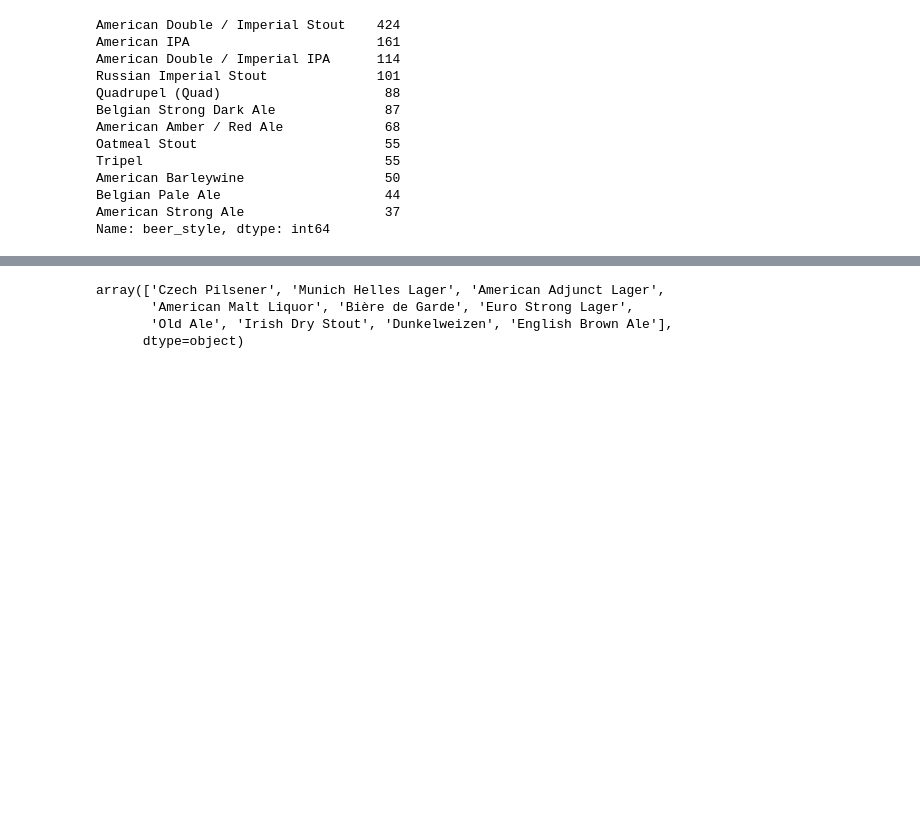
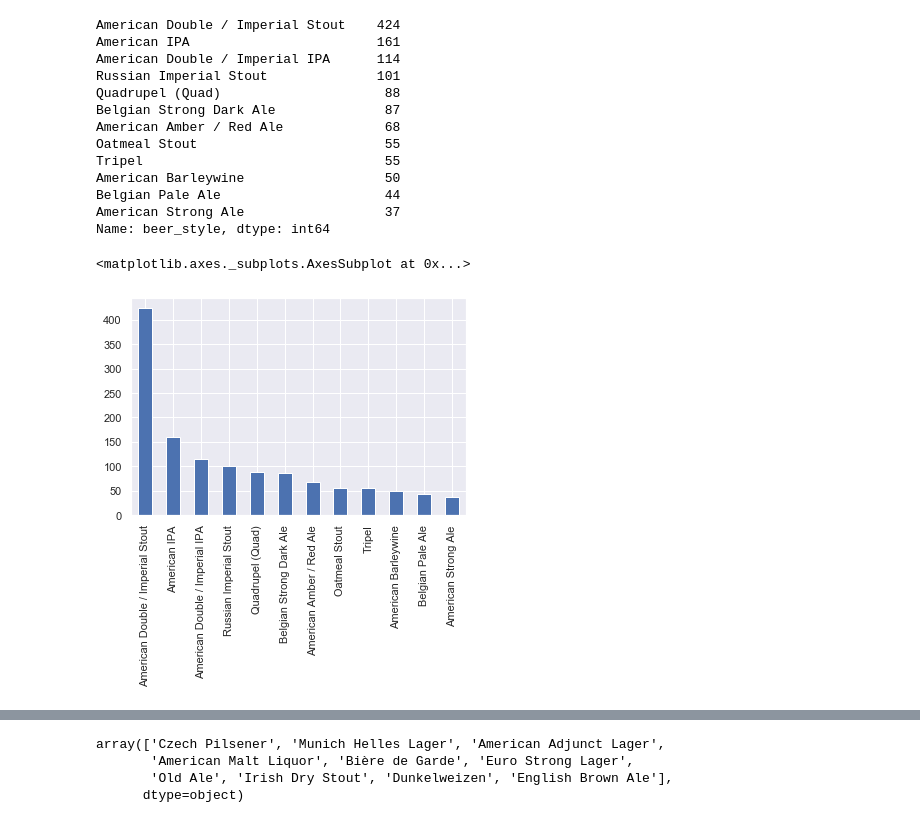
Before and after one commit to rose620/beer_analysis, a Jupyter notebook: Beer_Analysis.ipynb, the cells around one changed output, grey strips where cells are left out. Cells and saved outputs as stored; diff of their text form; code cells hidden in the pictures; blank space fills up the shorter version.

```diff
--- a/Beer_Analysis.ipynb
+++ b/Beer_Analysis.ipynb
@@ -539,8 +537,8 @@ array(["Samuel Smith's Oatmeal Stout", 'Scotch Ale', 'Moosehead Lager',
 ## 5.) Which Beer style seems to be the favorite based on Reviews written by users? How does written review compare to overall review score for the beer style?
 # %%
 #organize top beers by value counts since more reviews correlates w/ more people drinking that particular brand of beer
-list3 = df_top_ratings.beer_style.value_counts()
-list3[0:12]
+list5 = df_top_ratings.beer_style.value_counts()
+print(list3[0:12])
 # %% [output]
 American Double / Imperial Stout    424
 American IPA                        161
@@ -555,6 +553,13 @@ American Barleywine                  50
 Belgian Pale Ale                     44
 American Strong Ale                  37
 Name: beer_style, dtype: int64
+# %%
+#plot the beer styles with the highest count of reviews
+list_5 = list3[0:12]
+list_5.plot(kind='bar')
+# %% [output]
+<matplotlib.axes._subplots.AxesSubplot at 0x...>
+[figure, added]
 # %%
 #sort unique values to in order to choose top ten beers by beer style
 df_top_ratings.sort_values( by = ['review_overall'], ascending = False ).head(10) \
```
Also changed, not shown: parts of 8 cells of this notebook.
